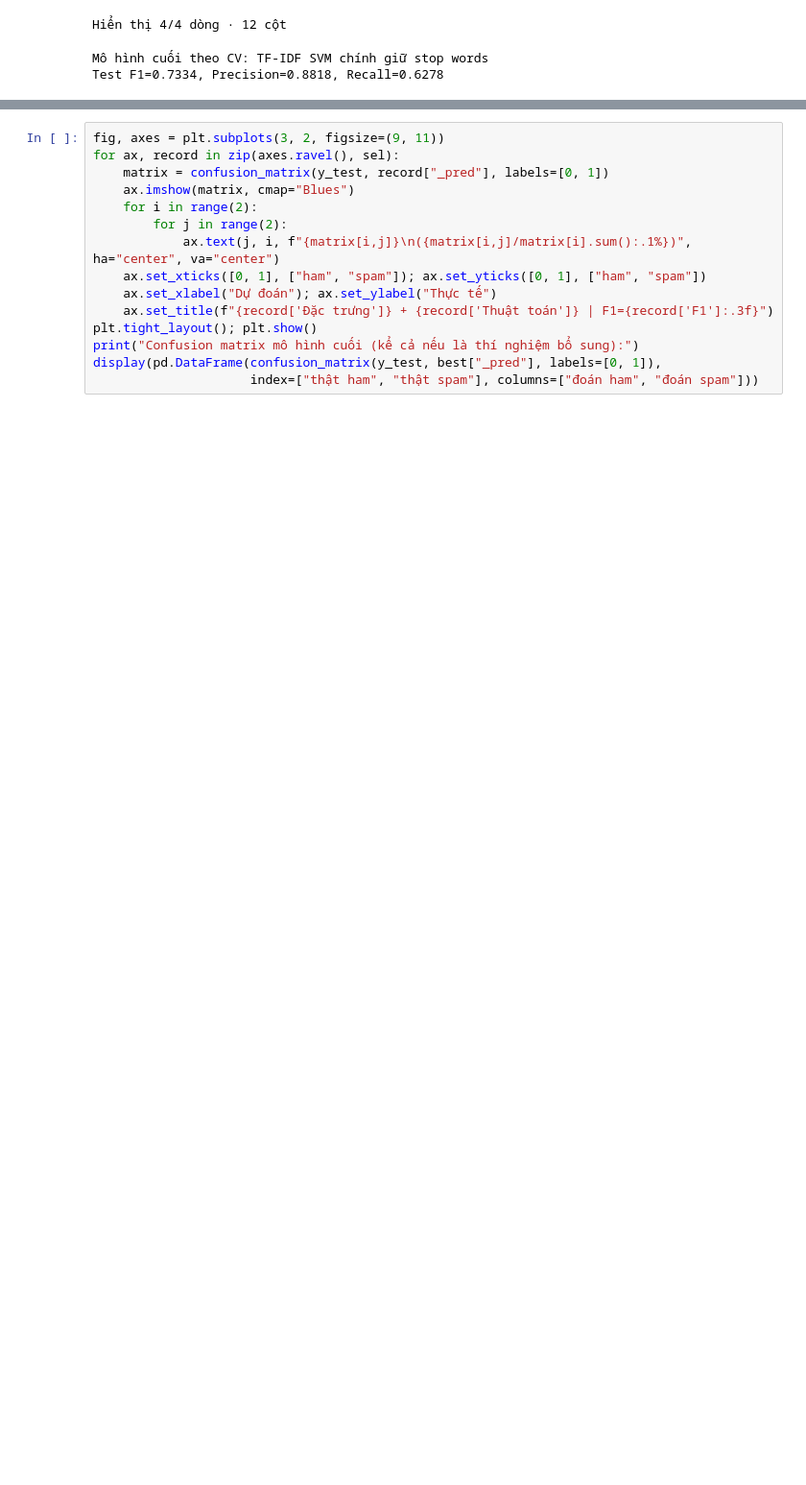
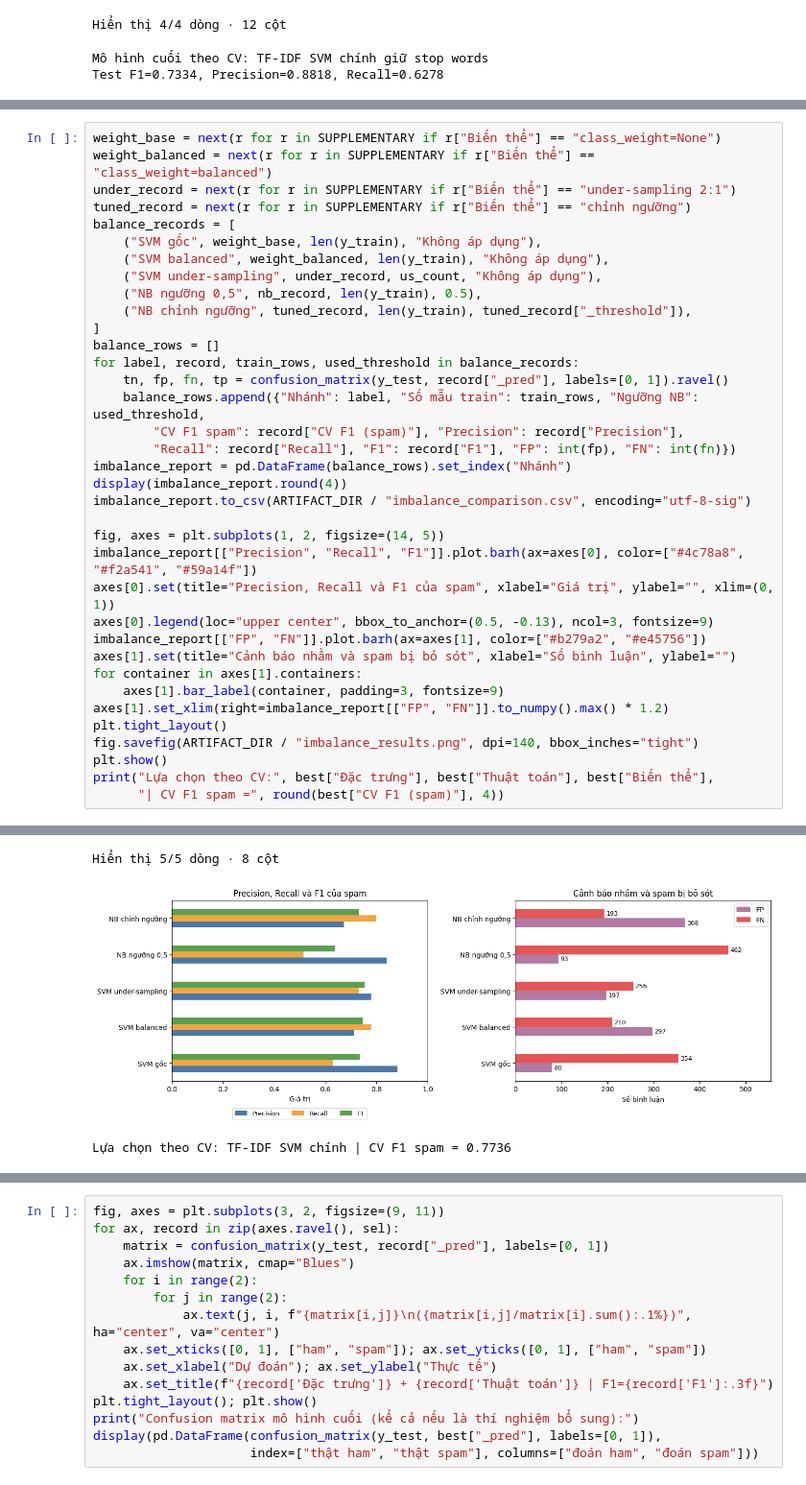
Before and after one commit to P-Bao/ptit-facebook-spam-ham, a Jupyter notebook: notebooks/02_thuc_nghiem_va_demo.ipynb, the cells around one changed output, grey strips where cells are left out. Shown at 96% size. Saved outputs shown, nothing was run; the diff lists cells and outputs as text; blank space fills up the shorter version.

```diff
--- a/notebooks/02_thuc_nghiem_va_demo.ipynb
+++ b/notebooks/02_thuc_nghiem_va_demo.ipynb
@@ -389,0 +458,37 @@ Test F1=0.7334, Precision=0.8818, Recall=0.6278
+# %%
+weight_base = next(r for r in SUPPLEMENTARY if r["Biến thể"] == "class_weight=None")
+weight_balanced = next(r for r in SUPPLEMENTARY if r["Biến thể"] == "class_weight=balanced")
+under_record = next(r for r in SUPPLEMENTARY if r["Biến thể"] == "under-sampling 2:1")
+tuned_record = next(r for r in SUPPLEMENTARY if r["Biến thể"] == "chỉnh ngưỡng")
+balance_records = [
+    ("SVM gốc", weight_base, len(y_train), "Không áp dụng"),
+    ("SVM balanced", weight_balanced, len(y_train), "Không áp dụng"),
+    ("SVM under-sampling", under_record, us_count, "Không áp dụng"),
+    ("NB ngưỡng 0,5", nb_record, len(y_train), 0.5),
+    ("NB chỉnh ngưỡng", tuned_record, len(y_train), tuned_record["_threshold"]),
+]
+balance_rows = []
+for label, record, train_rows, used_threshold in balance_records:
+    tn, fp, fn, tp = confusion_matrix(y_test, record["_pred"], labels=[0, 1]).ravel()
+    balance_rows.append({"Nhánh": label, "Số mẫu train": train_rows, "Ngưỡng NB": used_threshold,
+        "CV F1 spam": record["CV F1 (spam)"], "Precision": record["Precision"],
+        "Recall": record["Recall"], "F1": record["F1"], "FP": int(fp), "FN": int(fn)})
+imbalance_report = pd.DataFrame(balance_rows).set_index("Nhánh")
+display(imbalance_report.round(4))
+imbalance_report.to_csv(ARTIFACT_DIR / "imbalance_comparison.csv", encoding="utf-8-sig")
+
+fig, axes = plt.subplots(1, 2, figsize=(14, 5))
+imbalance_report[["Precision", "Recall", "F1"]].plot.barh(ax=axes[0], color=["#4c78a8", "#f2a541", "#59a14f"])
+axes[0].set(title="Precision, Recall và F1 của spam", xlabel="Giá trị", ylabel="", xlim=(0, 1))
+axes[0].legend(loc="upper center", bbox_to_anchor=(0.5, -0.13), ncol=3, fontsize=9)
+imbalance_report[["FP", "FN"]].plot.barh(ax=axes[1], color=["#b279a2", "#e45756"])
+axes[1].set(title="Cảnh báo nhầm và spam bị bỏ sót", xlabel="Số bình luận", ylabel="")
+for container in axes[1].containers:
+    axes[1].bar_label(container, padding=3, fontsize=9)
+axes[1].set_xlim(right=imbalance_report[["FP", "FN"]].to_numpy().max() * 1.2)
+plt.tight_layout()
+fig.savefig(ARTIFACT_DIR / "imbalance_results.png", dpi=140, bbox_inches="tight")
+plt.show()
+print("Lựa chọn theo CV:", best["Đặc trưng"], best["Thuật toán"], best["Biến thể"],
+      "| CV F1 spam =", round(best["CV F1 (spam)"], 4))
+# %% [output]
@@ -390 +501,4 @@ Test F1=0.7334, Precision=0.8818, Recall=0.6278
+Hiển thị 5/5 dòng · 8 cột
+[figure, added]
+Lựa chọn theo CV: TF-IDF SVM chính | CV F1 spam = 0.7736
 # %% [markdown]
```
Also changed, not shown: parts of 16 cells of this notebook, 23 other files.
